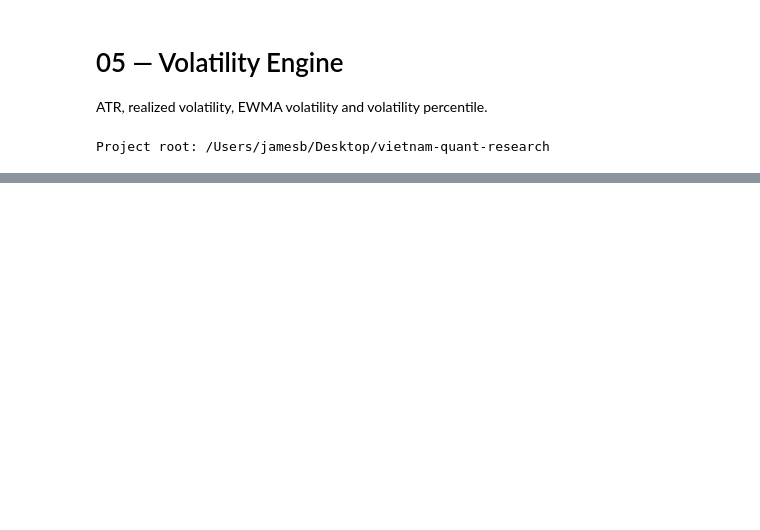
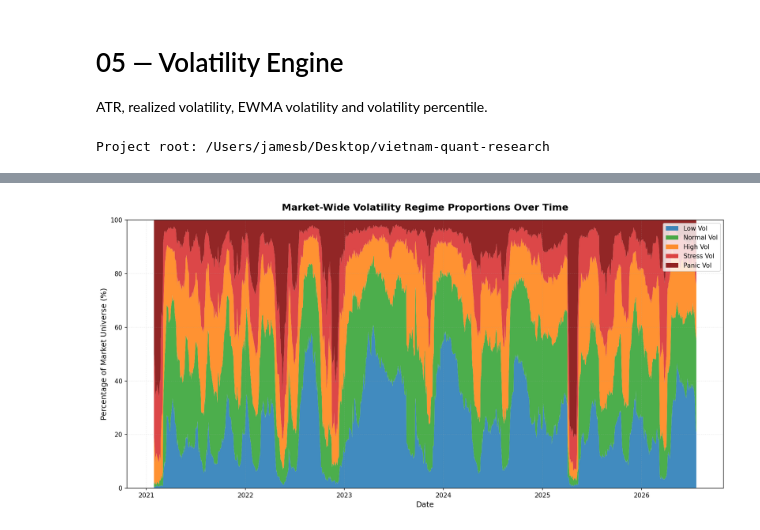
Before and after one commit to ArthurtheFin/vietnam-quant-research, a Jupyter notebook: notebooks/02_market_research/05_volatility_regime.ipynb, the cells around one changed output, grey strips where cells are left out. Drawn from its saved outputs; the diff is of its cells as text; code cells hidden in the pictures; blank space fills up the shorter version.

```diff
--- a/notebooks/02_market_research/05_volatility_regime.ipynb
+++ b/notebooks/02_market_research/05_volatility_regime.ipynb
@@ -105,0 +198,37 @@ Name: count, dtype: int64
+# %%
+# Cell: Plot 3 - Time Series of Market-Wide Volatility Regimes (Stacked Area Chart)
+# Group by date and count the percentage of stocks in each volatility regime
+regime_ts = features.groupby(["date", "volatility_regime"]).size().unstack(fill_value=0)
+
+# Sort regimes in logical volatility order
+regime_cols = [c for c in ["Low Vol", "Normal Vol", "High Vol", "Stress Vol", "Panic Vol"] if c in regime_ts.columns]
+regime_ts = regime_ts[regime_cols]
+
+# Calculate percentage of total stocks per date
+regime_pct = regime_ts.div(regime_ts.sum(axis=1), axis=0) * 100.0
+regime_pct.index = pd.to_datetime(regime_pct.index)
+
+fig, ax = plt.subplots(figsize=(14, 7))
+
+# Area plot colors corresponding to volatility levels (Low to high)
+colors_stack = ["#1f77b4", "#2ca02c", "#ff7f0e", "#d62728", "#7f0000"]
+
+ax.stackplot(
+    regime_pct.index,
+    [regime_pct[col] for col in regime_cols],
+    labels=regime_cols,
+    colors=colors_stack[:len(regime_cols)],
+    alpha=0.85
+)
+
+ax.set_title("Market-Wide Volatility Regime Proportions Over Time", fontsize=15, fontweight="bold", pad=15)
+ax.set_xlabel("Date", fontsize=12)
+ax.set_ylabel("Percentage of Market Universe (%)", fontsize=12)
+ax.set_ylim(0, 100)
+ax.legend(loc="upper right", frameon=True, facecolor="white")
+ax.grid(True, linestyle=":", alpha=0.3)
+
+plt.tight_layout()
+plt.show()
+# %% [output]
+[figure, added]
```
Also changed, not shown: parts of 8 cells of this notebook, 8 other files.
